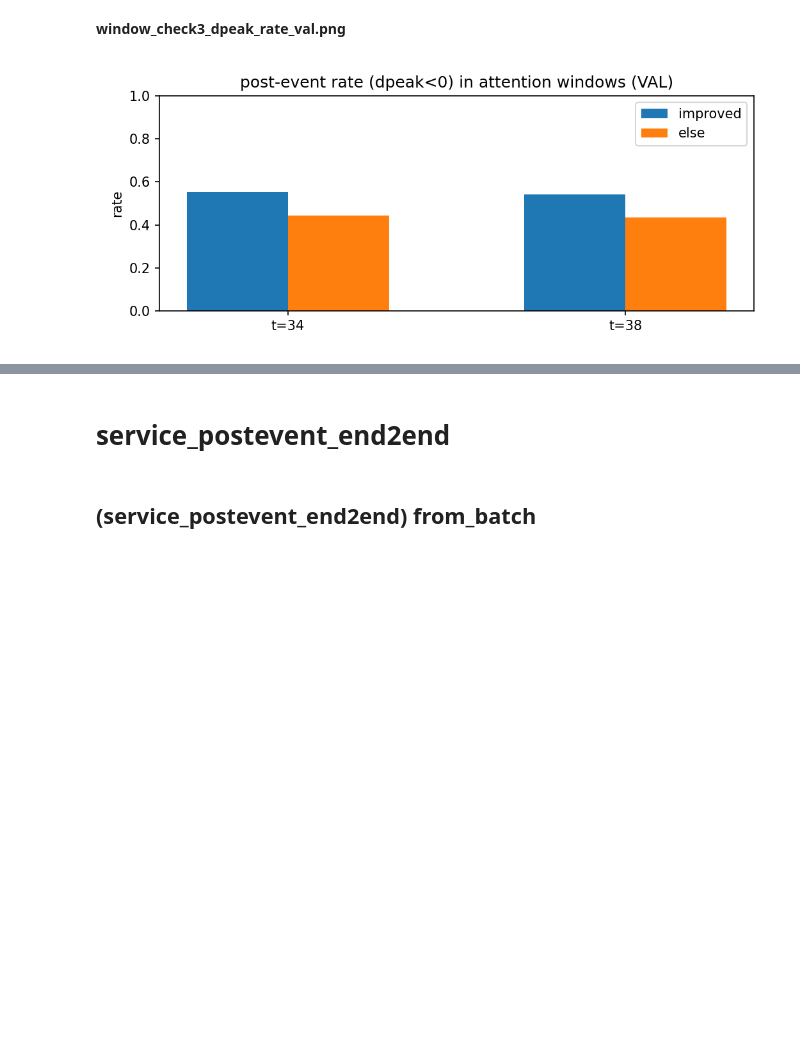
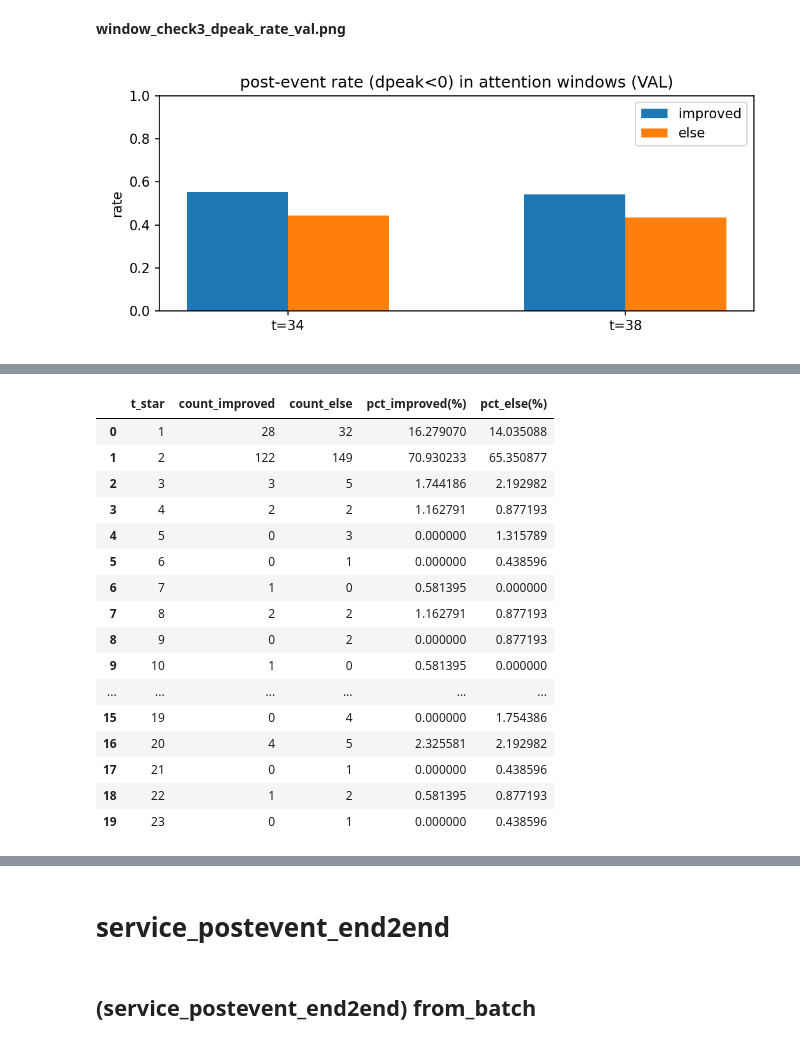
Before and after one commit to carolyn0515/dil_final, a Jupyter notebook: play.ipynb, the cells around one changed output, grey strips where cells are left out. Drawn from its saved outputs; the diff is of its cells as text; code cells hidden in the pictures; blank space fills up the shorter version.

Commit message:
feat: add dpeak time step comparison

```diff
--- a/play.ipynb
+++ b/play.ipynb
@@ -1000,3 +1267,79 @@ out_pw = notebook_run_check3_peakwindows(
 [figure]
 **window_check3_dpeak_rate_val.png**
 [figure]
+# %%
+# =========================
+# Summarize dpeak time (t_star)
+# =========================
+
+import os
+import numpy as np
+import pandas as pd
+from IPython.display import display, Markdown
+
+OUT_FULL = "/home/nakyung/projects/dil/figs_attn_check3_full_pipeline"
+MARKER_CSV = os.path.join(OUT_FULL, "marker_ch3_dpeak_val.csv")
+
+assert os.path.exists(MARKER_CSV), f"File not found: {MARKER_CSV}"
+
+dfm = pd.read_csv(MARKER_CSV)
+
+display(Markdown("## dpeak time (t_star) summary"))
+
+# ---- 전체 분포 ----
+vc = dfm["t_star"].value_counts().sort_index()
+df_all = pd.DataFrame({
+    "t_star": vc.index,
+    "count": vc.values,
+    "pct(%)": vc.values / len(dfm) * 100.0
+})
+display(Markdown("### Overall distribution"))
+display(df_all.head(20))
+
+# ---- 상위 주차 ----
+top_all = dfm["t_star"].value_counts().head(10)
+display(Markdown(f"**Top-10 most frequent t_star weeks (overall):** {list(top_all.index)}"))
+
+# ---- improved vs else ----
+IMPROVED_LABEL = 0
+
+df_imp = dfm[dfm["dPHQ"] == IMPROVED_LABEL]
+df_else = dfm[dfm["dPHQ"] != IMPROVED_LABEL]
+
+vc_imp = df_imp["t_star"].value_counts().sort_index()
+vc_else = df_else["t_star"].value_counts().sort_index()
+
+df_cmp = pd.DataFrame({
+    "t_star": sorted(set(vc_imp.index) | set(vc_else.index)),
+})
+df_cmp["count_improved"] = df_cmp["t_star"].map(vc_imp).fillna(0).astype(int)
+df_cmp["count_else"] = df_cmp["t_star"].map(vc_else).fillna(0).astype(int)
+
+df_cmp["pct_improved(%)"] = df_cmp["count_improved"] / len(df_imp) * 100.0
+df_cmp["pct_else(%)"] = df_cmp["count_else"] / len(df_else) * 100.0
+
+display(Markdown("### Improved vs Else (distribution by t_star)"))
+display(df_cmp.head(20))
+
+# ---- late window 요약 (예: 34~39주) ----
+LATE_START, LATE_END = 34, 39
+dfm["is_late"] = dfm["t_star"].between(LATE_START, LATE_END)
+
+late_summary = pd.DataFrame({
+    "group": ["improved", "else"],
+    "late_ratio(%)": [
+        df_imp["t_star"].between(LATE_START, LATE_END).mean() * 100.0,
+        df_else["t_star"].between(LATE_START, LATE_END).mean() * 100.0,
+    ],
+    "n": [len(df_imp), len(df_else)]
+})
+
+display(Markdown(f"### Late-window ratio (t_star ∈ [{LATE_START}, {LATE_END}])"))
+display(late_summary)
+
+# ---- quick print ----
+print("Top-5 t_star weeks (improved):",
+      list(df_imp["t_star"].value_counts().head(5).index))
+print("Top-5 t_star weeks (else):",
+      list(df_else["t_star"].value_counts().head(5).index))
+# %% [output]
@@ -1002,0 +1367,17 @@ out_pw = notebook_run_check3_peakwindows(
+|  | t_star | count_improved | count_else | pct_improved(%) | pct_else(%) |
+| 0 | 1 | 28 | 32 | 16.279070 | 14.035088 |
+| 1 | 2 | 122 | 149 | 70.930233 | 65.350877 |
+| 2 | 3 | 3 | 5 | 1.744186 | 2.192982 |
+| 3 | 4 | 2 | 2 | 1.162791 | 0.877193 |
+| 4 | 5 | 0 | 3 | 0.000000 | 1.315789 |
+| 5 | 6 | 0 | 1 | 0.000000 | 0.438596 |
+| 6 | 7 | 1 | 0 | 0.581395 | 0.000000 |
+| 7 | 8 | 2 | 2 | 1.162791 | 0.877193 |
+| 8 | 9 | 0 | 2 | 0.000000 | 0.877193 |
+| 9 | 10 | 1 | 0 | 0.581395 | 0.000000 |
+| ... | ... | ... | ... | ... | ... |
+| 15 | 19 | 0 | 4 | 0.000000 | 1.754386 |
+| 16 | 20 | 4 | 5 | 2.325581 | 2.192982 |
+| 17 | 21 | 0 | 1 | 0.000000 | 0.438596 |
+| 18 | 22 | 1 | 2 | 0.581395 | 0.877193 |
+| 19 | 23 | 0 | 1 | 0.000000 | 0.438596 |
```
Also changed, not shown: parts of 12 cells of this notebook, 17 other files.
